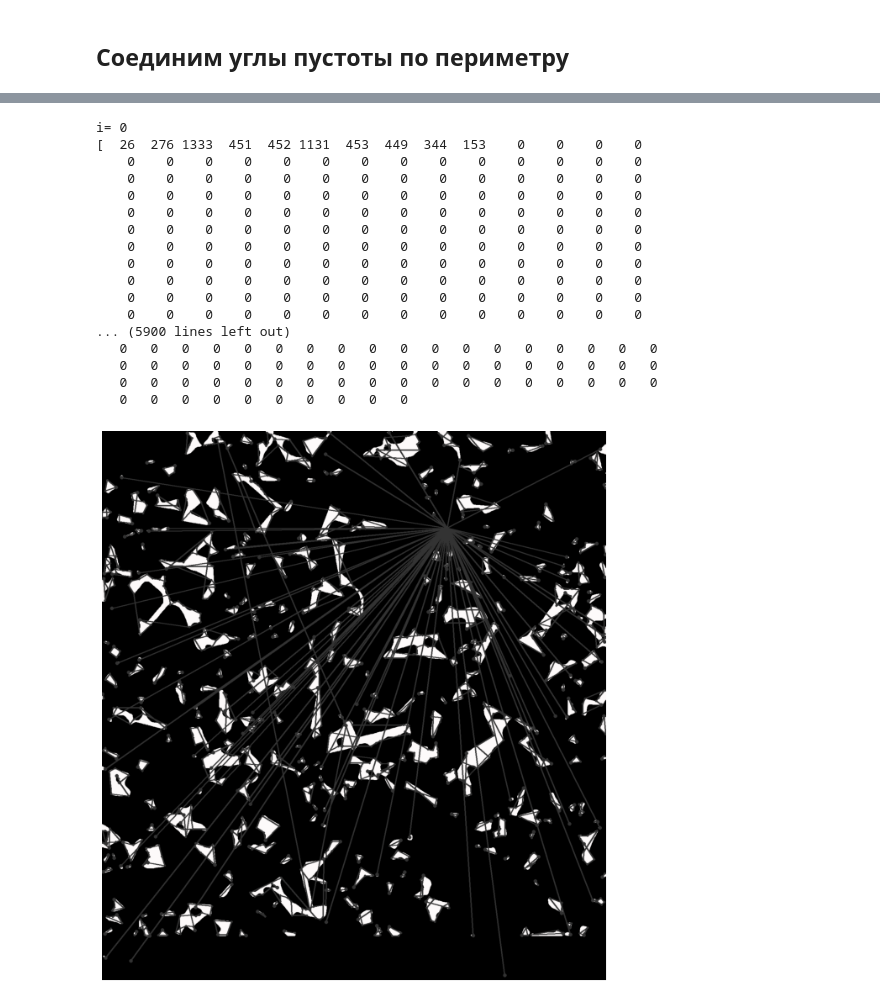
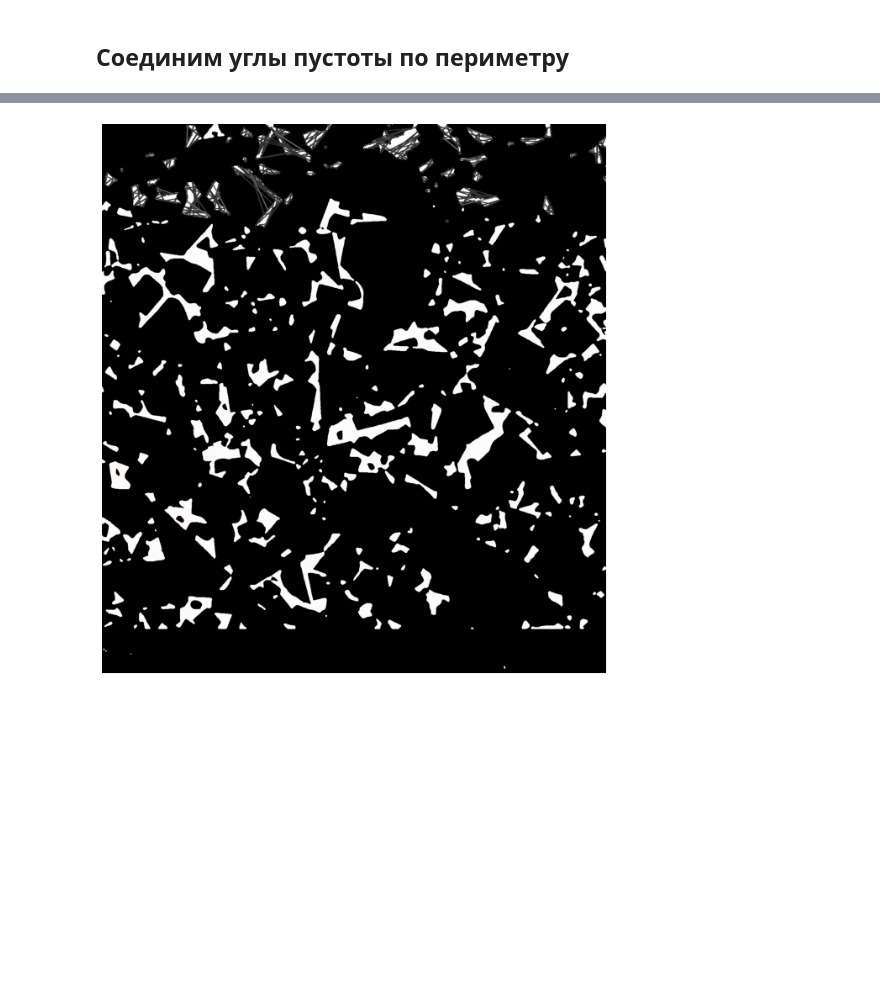
Before and after one commit to dkagramanyan/WC-Co_computer_vision, a Jupyter notebook: graph-segmentation.ipynb, the cells around one changed output, grey strips where cells are left out. Drawn from its saved outputs; the diff is of its cells as text; code cells hidden in the pictures; blank space fills up the shorter version.

```diff
--- a/graph-segmentation.ipynb
+++ b/graph-segmentation.ipynb
@@ -307,5 +340,5 @@ def mean_pixel(image,point1,point2,r):
 # %%
-def estimate_edges(image,node,corners,position=0,radius=2):
+def estimate_edges(image,max_dist,node,corners,b,position=0,radius=2):
     # вычисление расстояния и среднего значения между
     # точкой с индексом posion и остальными точками пустоты
     v1=node[position]
@@ -317,7 +350,20 @@ def estimate_edges(image,node,corners,position=0,radius=2):
                 vals[i,0]=v2
                 point1=corners[v1]
                 point2=corners[v2]
-                k=mean_pixel(image,point1[0],point2[0],radius)
+                k=mean_pixel(image,max_dist,point1[0],point2[0],radius,b=b)
                 vals[i,1]=k
     return vals
+# %%
+def max_dist_points(node,corners):
+    max_dist=0
+    for v1 in node:
+        for v2 in node:
+            if v1!=v2:
+                point1=corners[v1]
+                point2=corners[v2]
+                dist=distance.euclidean(point1,point2)
+                if dist>max_dist:
+                    max_dist=dist
+
+    return max_dist
 # %%
@@ -391,7 +418,7 @@ image=image2
 N=212
 max_dist=80
 # 46
-radius=5
+radius=6
 img=Image.fromarray(np.uint8(cm.gist_earth(image)*255))
 image = ImageOps.expand(img,border=radius,fill='black')
 image=np.array(image)
@@ -400,8 +427,8 @@ image=np.array(image)
 
 #img=draw_edges(image,position,node.astype('int64'),vals,corners,max_dist)
 i=4
-
-new_nodes=sort_perimetr(image,nodes2,grain2_corners,radius=radius)
+b=1
+new_nodes=sort_perimetr(image,nodes2[:50],grain2_corners,radius=radius,b=b)
 
 #img_show(img,cmap='gray',N=12)
 #io.imsave('vals.png',img)
@@ -435,8 +459,8 @@ def draw_edges(image,nodes,corners,color=(51,51,51)):
     draw = ImageDraw.Draw(im)
     for j,node in enumerate(nodes):
         if len(node)>1:
-            print('i=',j)
-            print(node)
+         #   print('i=',j)
+        #    print(node)
             point1=corners[node[0]][0]
             x1,y1=point1[0],point1[1]
             x_start,y_start=point1[0],point1[1]
@@ -444,7 +468,7 @@ def draw_edges(image,nodes,corners,color=(51,51,51)):
             r=3
             draw.ellipse((y1-r1,x1-r1,y1+r1,x1+r1), fill=color, width=10)
             len_node=node[-1]
-            print(node[:len_node])
+       #     print(node[:len_node])
             for i,point in enumerate(node[: len_node]):
                 point2=corners[point][0]
                 x2,y2=point2[0],point2[1]
@@ -453,10 +477,7 @@ def draw_edges(image,nodes,corners,color=(51,51,51)):
                 draw.line((y1,x1,y2,x2), fill=color, width=4)
                 x1,y1=x2,y2
 
-            last_point=corners[node[len_node-1]][0]
-            x_end,y_end=last_point[0],last_point[1]
-
-            draw.line((y_start,x_start,y_end,x_end), fill=color, width=4)
+            draw.line((y_start,x_start,y1,x1), fill=(100,100,100), width=4)
         else:
             continue
 
@@ -465,25 +486,8 @@ def draw_edges(image,nodes,corners,color=(51,51,51)):
 
     return  img
 # %%
-img2=draw_edges(image2,new_nodes,grain2_corners)
+img2=draw_edges(image2,new_nodes[1:50],grain2_corners)
 img_show(img2,cmap='gray',N=12)
-#io.imsave('vals.png',img2)
+io.imsave('vals.png',img2)
 # %% [output]
-i= 0
-[  26  276 1333  451  452 1131  453  449  344  153    0    0    0    0
-    0    0    0    0    0    0    0    0    0    0    0    0    0    0
-    0    0    0    0    0    0    0    0    0    0    0    0    0    0
-    0    0    0    0    0    0    0    0    0    0    0    0    0    0
-    0    0    0    0    0    0    0    0    0    0    0    0    0    0
-    0    0    0    0    0    0    0    0    0    0    0    0    0    0
-    0    0    0    0    0    0    0    0    0    0    0    0    0    0
-    0    0    0    0    0    0    0    0    0    0    0    0    0    0
-    0    0    0    0    0    0    0    0    0    0    0    0    0    0
-    0    0    0    0    0    0    0    0    0    0    0    0    0    0
-    0    0    0    0    0    0    0    0    0    0    0    0    0    0
-... (5900 lines left out)
-   0   0   0   0   0   0   0   0   0   0   0   0   0   0   0   0   0   0
-   0   0   0   0   0   0   0   0   0   0   0   0   0   0   0   0   0   0
-   0   0   0   0   0   0   0   0   0   0   0   0   0   0   0   0   0   0
-   0   0   0   0   0   0   0   0   0   0
-[figure, old version]
+[figure, new version]
```
Also changed, not shown: parts of 17 cells of this notebook, 1 other file.
